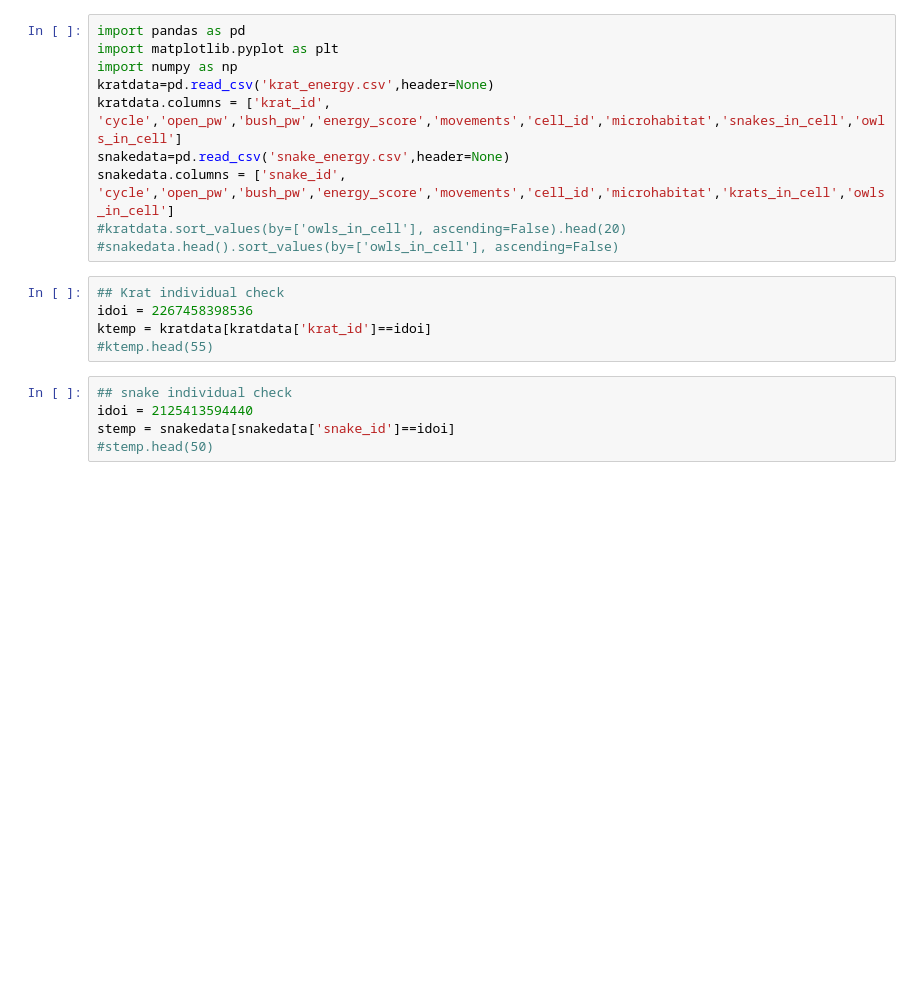
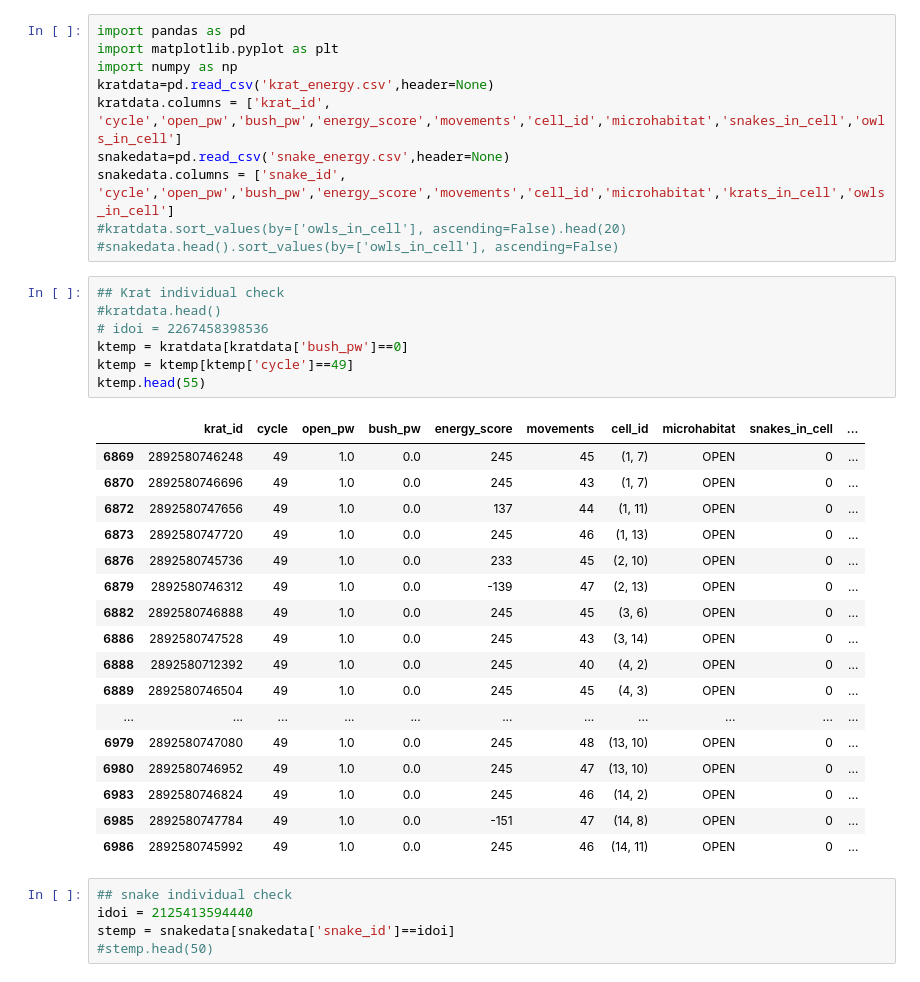
Before and after one commit to michaelremington2/uumarrty, a Jupyter notebook: ecosystem_sim/SimPostDataAnalysis.ipynb, the cells around one changed output. Saved outputs shown, nothing was run; the diff lists cells and outputs as text; blank space fills up the shorter version.

```diff
--- a/ecosystem_sim/SimPostDataAnalysis.ipynb
+++ b/ecosystem_sim/SimPostDataAnalysis.ipynb
@@ -10,9 +10,29 @@ snakedata.columns = ['snake_id', 'cycle','open_pw','bush_pw','energy_score','mov
 #snakedata.head().sort_values(by=['owls_in_cell'], ascending=False)
 # %%
 ## Krat individual check
-idoi = 2267458398536
-ktemp = kratdata[kratdata['krat_id']==idoi]
-#ktemp.head(55)
+#kratdata.head()
+# idoi = 2267458398536
+ktemp = kratdata[kratdata['bush_pw']==0]
+ktemp = ktemp[ktemp['cycle']==49]
+ktemp.head(55)
+# %% [output]
+|  | krat_id | cycle | open_pw | bush_pw | energy_score | movements | cell_id | microhabitat | snakes_in_cell | ... |
+| 6869 | 2892580746248 | 49 | 1.0 | 0.0 | 245 | 45 | (1, 7) | OPEN | 0 | ... |
+| 6870 | 2892580746696 | 49 | 1.0 | 0.0 | 245 | 43 | (1, 7) | OPEN | 0 | ... |
+| 6872 | 2892580747656 | 49 | 1.0 | 0.0 | 137 | 44 | (1, 11) | OPEN | 0 | ... |
+| 6873 | 2892580747720 | 49 | 1.0 | 0.0 | 245 | 46 | (1, 13) | OPEN | 0 | ... |
+| 6876 | 2892580745736 | 49 | 1.0 | 0.0 | 233 | 45 | (2, 10) | OPEN | 0 | ... |
+| 6879 | 2892580746312 | 49 | 1.0 | 0.0 | -139 | 47 | (2, 13) | OPEN | 0 | ... |
+| 6882 | 2892580746888 | 49 | 1.0 | 0.0 | 245 | 45 | (3, 6) | OPEN | 0 | ... |
+| 6886 | 2892580747528 | 49 | 1.0 | 0.0 | 245 | 43 | (3, 14) | OPEN | 0 | ... |
+| 6888 | 2892580712392 | 49 | 1.0 | 0.0 | 245 | 40 | (4, 2) | OPEN | 0 | ... |
+| 6889 | 2892580746504 | 49 | 1.0 | 0.0 | 245 | 45 | (4, 3) | OPEN | 0 | ... |
+| ... | ... | ... | ... | ... | ... | ... | ... | ... | ... | ... |
+| 6979 | 2892580747080 | 49 | 1.0 | 0.0 | 245 | 48 | (13, 10) | OPEN | 0 | ... |
+| 6980 | 2892580746952 | 49 | 1.0 | 0.0 | 245 | 47 | (13, 10) | OPEN | 0 | ... |
+| 6983 | 2892580746824 | 49 | 1.0 | 0.0 | 245 | 46 | (14, 2) | OPEN | 0 | ... |
+| 6985 | 2892580747784 | 49 | 1.0 | 0.0 | -151 | 47 | (14, 8) | OPEN | 0 | ... |
+| 6986 | 2892580745992 | 49 | 1.0 | 0.0 | 245 | 46 | (14, 11) | OPEN | 0 | ... |
 # %%
 ## snake individual check
 idoi = 2125413594440
```
Also changed, not shown: parts of 7 cells of this notebook, 1 other file.
